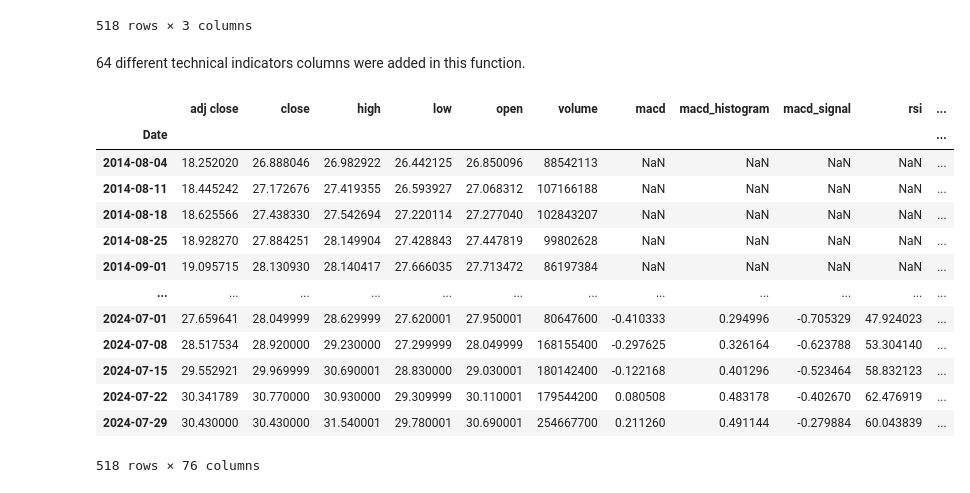
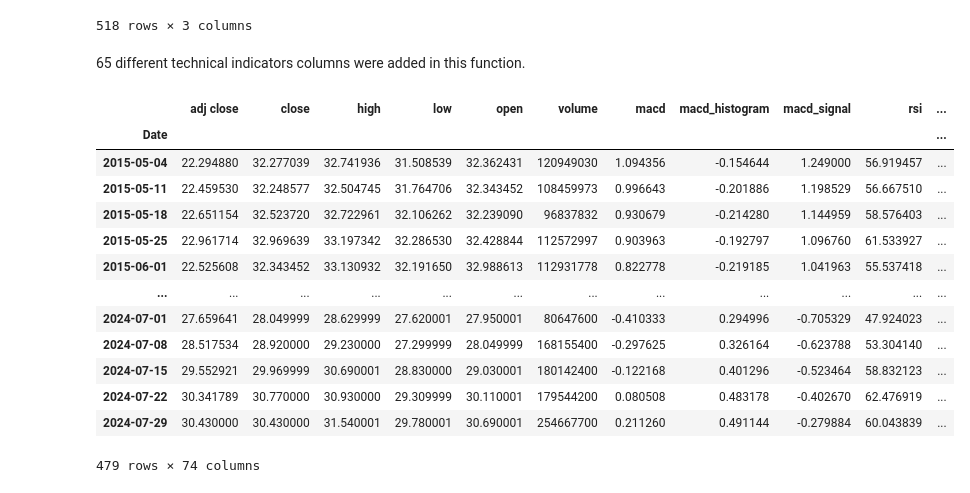
Before and after one commit to ammaro101/final_project, a Jupyter notebook: code_only2.ipynb, the cells around one changed output. Cells and saved outputs as stored; diff of their text form; code cells hidden in the pictures.

Commit message:
removed some technical indicators that only returns NaN

```diff
--- a/code_only2.ipynb
+++ b/code_only2.ipynb
@@ -212,7 +212,7 @@ donchian(high, low, lower_length=None, upper_length=None, offset=None, **kwargs)
 | 2024-07-29 | 25.200001 | 28.370001 | 31.540001 |
 518 rows × 3 columns
 # %% [markdown]
-64 different technical indicators columns were added in this function.
+65 different technical indicators columns were added in this function.
 # %%
 # for the time being let's create a function that add all the technical indicators we want to a df
 def add_technical_indicators(_df):
@@ -279,102 +279,100 @@ def add_technical_indicators(_df):
     supertrend = ta.supertrend(_df['high'], _df['low'], _df['close'])
     _df.insert(28, 'supertrend_trend', supertrend.iloc[:,0])
     _df.insert(29, 'supertrend_direction', supertrend.iloc[:,1])
-    _df.insert(30, 'supertrend_long', supertrend.iloc[:,2])
-    _df.insert(31, 'supertrend_short', supertrend.iloc[:,3])
 
     # dema: The Double Exponential Moving Average attempts to a smoother average with less lag than the normal Exponential Moving Average (EMA).
     dema = ta.dema(_df['close'])
-    _df.insert(32, 'dema', dema)
+    _df.insert(30, 'dema', dema)
 
     # tema: A less laggy Exponential Moving Average.
     tema = ta.tema(_df['close'])
-    _df.insert(33, 'tema', tema)
+    _df.insert(31, 'tema', tema)
 
     # roc: Rate of Change is an indicator is also referred to as Momentum. It is a pure momentum oscillator that measures the percent change in price with the previous price 'n' (or length) periods ago.
     roc = ta.roc(_df['close'])
-    _df.insert(34, 'roc', roc)
+    _df.insert(32, 'roc', roc)
 
     # mom: Momentum is an indicator used to measure a security's speed (or strength) of movement.  Or simply the change in price.
     mom = ta.mom(_df['close'])
-    _df.insert(35, 'mom', mom)
+    _df.insert(33, 'mom', mom)
 
     # cci: Commodity Channel Index is a momentum oscillator used to primarily identify overbought and oversold levels relative to a mean.
     cci = ta.cci(_df['high'], _df['low'], _df['close'])
-    _df.insert(36, 'cci', cci)
+    _df.insert(34, 'cci', cci)
 
     # aroon: attempts to identify if a security is trending and how strong.
     aroon = ta.aroon(_df['high'], _df['low'])
-    _df.insert(37, 'aroon_up', aroon.iloc[:,0])
-    _df.insert(38, 'aroon_down', aroon.iloc[:,1])
-    _df.insert(39, 'aroon_osc', aroon.iloc[:,2])
+    _df.insert(35, 'aroon_up', aroon.iloc[:,0])
+    _df.insert(36, 'aroon_down', aroon.iloc[:,1])
+    _df.insert(37, 'aroon_osc', aroon.iloc[:,2])
 
     # natr: Normalized Average True Range attempt to normalize the average true range.
     natr = ta.natr(_df['high'], _df['low'], _df['close'])
-    _df.insert(40, 'natr', natr)
+    _df.insert(38, 'natr', natr)
 
     # William's Percent R is a momentum oscillator similar to the RSI that attempts to identify overbought and oversold conditions.
     willr = ta.willr(_df['high'], _df['low'], _df['close'])
-    _df.insert(41, 'willr', willr)
+    _df.insert(39, 'willr', willr)
 
     # vortex: Two oscillators that capture positive and negative trend movement.
     vortex = ta.vortex(_df['high'], _df['low'], _df['close'])
-    _df.insert(42, 'vortex_vip', vortex.iloc[:,0])
-    _df.insert(43, 'vortex_vim', vortex.iloc[:,1])
+    _df.insert(40, 'vortex_vip', vortex.iloc[:,0])
+    _df.insert(41, 'vortex_vim', vortex.iloc[:,1])
 
     # kama: Developed by Perry Kaufman, Kaufman's Adaptive Moving Average (KAMA) is a moving average designed to account for market noise or volatility. KAMA will closely follow prices when the price swings are relatively small and the noise is low. KAMA will adjust when the price swings widen and follow prices from a greater distance. This trend-following indicator can be used to identify the overall trend, time turning points and filter price movements.
     kama = ta.kama(_df['close'])
-    _df.insert(44, 'kama', kama)
+    _df.insert(42, 'kama', kama)
 
     # trix: is a momentum oscillator to identify divergences.
     trix = ta.trix(_df['close'])
-    _df.insert(45, 'trix', trix.iloc[:,0])
-    _df.insert(46, 'trixs', trix.iloc[:,1])
+    _df.insert(43, 'trix', trix.iloc[:,0])
+    _df.insert(44, 'trixs', trix.iloc[:,1])
 
     # hlc3: the average of high, low, and close prices
     hlc3 = ta.hlc3(_df['high'], _df['low'], _df['close'])
-    _df.insert(47, 'hlc3', hlc3)
+    _df.insert(45, 'hlc3', hlc3)
 
     # ohlc4: the average of open, high, low, and close prices
     ohlc4 = ta.ohlc4(_df['open'], _df['high'], _df['low'], _df['close'])
-    _df.insert(48, 'ohlc4', ohlc4)
+    _df.insert(46, 'ohlc4', ohlc4)
 
     # hma: The Hull Exponential Moving Average attempts to reduce or remove lag in moving averages.
     hma = ta.hma(_df['close'])
-    _df.insert(49, 'hma', hma)
+    _df.insert(47, 'hma', hma)
 
     # vwma: Volume Weighted Moving Average.
     vwma = ta.vwma(_df['close'], _df['volume'])
-    _df.insert(50, 'vwma', vwma)
+    _df.insert(48, 'vwma', vwma)
 
     # accbands: Acceleration Bands created by Price Headley plots upper and lower envelope bands around a simple moving average.
     accbands = ta.accbands(_df['high'], _df['low'], _df['close'])
-    _df.insert(51, 'accbands_lower', accbands.iloc[:,0])
-    _df.insert(52, 'accbands_mid', accbands.iloc[:,1])
-    _df.insert(52, 'accbands_upper', accbands.iloc[:,2])
+    _df.insert(49, 'accbands_lower', accbands.iloc[:,0])
+    _df.insert(50, 'accbands_mid', accbands.iloc[:,1])
+    _df.insert(51, 'accbands_upper', accbands.iloc[:,2])
 
     # adosc: Accumulation/Distribution Oscillator indicator utilizes Accumulation/Distribution and treats it similarily to MACD or APO.
     adosc = ta.adosc(_df['high'], _df['low'], _df['close'], _df['volume'])
-    _df.insert(53, 'adosc', adosc)
+    _df.insert(52, 'adosc', adosc)
 
     # alma: The ALMA moving average uses the curve of the Normal (Gauss) distribution, which can be shifted from 0 to 1. This allows regulating the smoothness and high sensitivity of the indicator. Sigma is another parameter that is responsible for the shape of the curve coefficients. This moving average reduces lag of the data in conjunction with smoothing to reduce noise.
     alma = ta.alma(_df['close'])
-    _df.insert(54, 'alma', alma)
+    _df.insert(53, 'alma', alma)
 
     # apo: The Absolute Price Oscillator is an indicator used to measure a security's momentum.  It is simply the difference of two Exponential Moving Averages (EMA) of two different periods. Note: APO and MACD lines are equivalent.
     apo = ta.apo(_df['close'])
-    _df.insert(55, 'apo', apo)
+    _df.insert(54, 'apo', apo)
 
     # cfo: The Forecast Oscillator calculates the percentage difference between the actualprice and the Time Series Forecast (the endpoint of a linear regression line).
     cfo = ta.cfo(_df['close'])
-    _df.insert(56, 'cfo', cfo)
+    _df.insert(55, 'cfo', cfo)
 
     # cg: The Center of Gravity Indicator by John Ehlers attempts to identify turning points while exhibiting zero lag and smoothing.
     cg = ta.cg(_df['close'])
-    _df.insert(57, 'cg', cg)
+    _df.insert(56, 'cg', cg)
 
     # chop: The Choppiness Index was created by Australian commodity trader E.W. Dreiss and is designed to determine if the market is choppy (trading sideways) or not choppy (trading within a trend in either direction). Values closer to 100 implies the underlying is choppier whereas values closer to 0 implies the underlying is trending.
     chop = ta.chop(_df['high'], _df['low'], _df['close'])
-    _df.insert(58, 'chop', chop)
+    _df.insert(57, 'chop', chop)
 
     # cmf: Chailin Money Flow measures the amount of money flow volume over a specific period in conjunction with Accumulation/Distribution.
     cmf = ta.cmf(_df['high'], _df['low'], _df['close'], _df['volume'])
@@ -405,46 +403,46 @@ def add_technical_indicators(_df):
     _df.insert(64, 'dm_positive', dm.iloc[:,0])
     _df.insert(65, 'dm_negative', dm.iloc[:,1])
 
     # donchian: Donchian Channels are used to measure volatility, similar to Bollinger Bands and Keltner Channels.
     donchian = ta.donchian(_df['high'], _df['low'])
     _df.insert(66, 'donchian_lower', donchian.iloc[:,0])
     _df.insert(67, 'donchian_mid', donchian.iloc[:,1])
     _df.insert(68, 'donchian_upper', donchian.iloc[:,2])
 
     # ebsw: This indicator measures market cycles and uses a low pass filter to remove noise. Its output is bound signal between -1 and 1 and the maximum length of a detected trend is limited by its length input.
     ebsw = ta.ebsw(_df['close'])
     _df.insert(69, 'ebsw', ebsw)
 
     # efi: Elder's Force Index measures the power behind a price movement using price and volume as well as potential reversals and price corrections.
     efi = ta.efi(_df['close'], _df['volume'])
-    _df.insert(69, 'efi', efi)
+    _df.insert(70, 'efi', efi)
 
     # entropy: Introduced by Claude Shannon in 1948, entropy measures the unpredictability of the data, or equivalently, of its average information. A die has higher entropy (p=1/6) versus a coin (p=1/2).
     entropy = ta.entropy(_df['close'])
-    _df.insert(70, 'entropy', entropy)
+    _df.insert(71, 'entropy', entropy)
 
     #### we can add more technical indicators if we want using the same process ####
 
-#     # remove the NaN values and return the new dataframe
-#     _df.dropna(inplace=True)
+    # remove the NaN values and return the new dataframe
+    _df.dropna(inplace=True)
 
     return _df
 
 # call the function on the selected dataframe
 df = add_technical_indicators(df)
 df
 # %% [output]
 |  | adj close | close | high | low | open | volume | macd | macd_histogram | macd_signal | rsi | ... |
 | Date |  |  |  |  |  |  |  |  |  |  | ... |
-| 2014-08-04 | 18.252020 | 26.888046 | 26.982922 | 26.442125 | 26.850096 | 88542113 | NaN | NaN | NaN | NaN | ... |
-| 2014-08-11 | 18.445242 | 27.172676 | 27.419355 | 26.593927 | 27.068312 | 107166188 | NaN | NaN | NaN | NaN | ... |
-| 2014-08-18 | 18.625566 | 27.438330 | 27.542694 | 27.220114 | 27.277040 | 102843207 | NaN | NaN | NaN | NaN | ... |
-| 2014-08-25 | 18.928270 | 27.884251 | 28.149904 | 27.428843 | 27.447819 | 99802628 | NaN | NaN | NaN | NaN | ... |
-| 2014-09-01 | 19.095715 | 28.130930 | 28.140417 | 27.666035 | 27.713472 | 86197384 | NaN | NaN | NaN | NaN | ... |
+| 2015-05-04 | 22.294880 | 32.277039 | 32.741936 | 31.508539 | 32.362431 | 120949030 | 1.094356 | -0.154644 | 1.249000 | 56.919457 | ... |
+| 2015-05-11 | 22.459530 | 32.248577 | 32.504745 | 31.764706 | 32.343452 | 108459973 | 0.996643 | -0.201886 | 1.198529 | 56.667510 | ... |
+| 2015-05-18 | 22.651154 | 32.523720 | 32.722961 | 32.106262 | 32.239090 | 96837832 | 0.930679 | -0.214280 | 1.144959 | 58.576403 | ... |
+| 2015-05-25 | 22.961714 | 32.969639 | 33.197342 | 32.286530 | 32.428844 | 112572997 | 0.903963 | -0.192797 | 1.096760 | 61.533927 | ... |
+| 2015-06-01 | 22.525608 | 32.343452 | 33.130932 | 32.191650 | 32.988613 | 112931778 | 0.822778 | -0.219185 | 1.041963 | 55.537418 | ... |
 | ... | ... | ... | ... | ... | ... | ... | ... | ... | ... | ... | ... |
 | 2024-07-01 | 27.659641 | 28.049999 | 28.629999 | 27.620001 | 27.950001 | 80647600 | -0.410333 | 0.294996 | -0.705329 | 47.924023 | ... |
 | 2024-07-08 | 28.517534 | 28.920000 | 29.230000 | 27.299999 | 28.049999 | 168155400 | -0.297625 | 0.326164 | -0.623788 | 53.304140 | ... |
 | 2024-07-15 | 29.552921 | 29.969999 | 30.690001 | 28.830000 | 29.030001 | 180142400 | -0.122168 | 0.401296 | -0.523464 | 58.832123 | ... |
 | 2024-07-22 | 30.341789 | 30.770000 | 30.930000 | 29.309999 | 30.110001 | 179544200 | 0.080508 | 0.483178 | -0.402670 | 62.476919 | ... |
 | 2024-07-29 | 30.430000 | 30.430000 | 31.540001 | 29.780001 | 30.690001 | 254667700 | 0.211260 | 0.491144 | -0.279884 | 60.043839 | ... |
-518 rows × 76 columns
+479 rows × 74 columns
```
Also changed, not shown: parts of 1 cell of this notebook.
